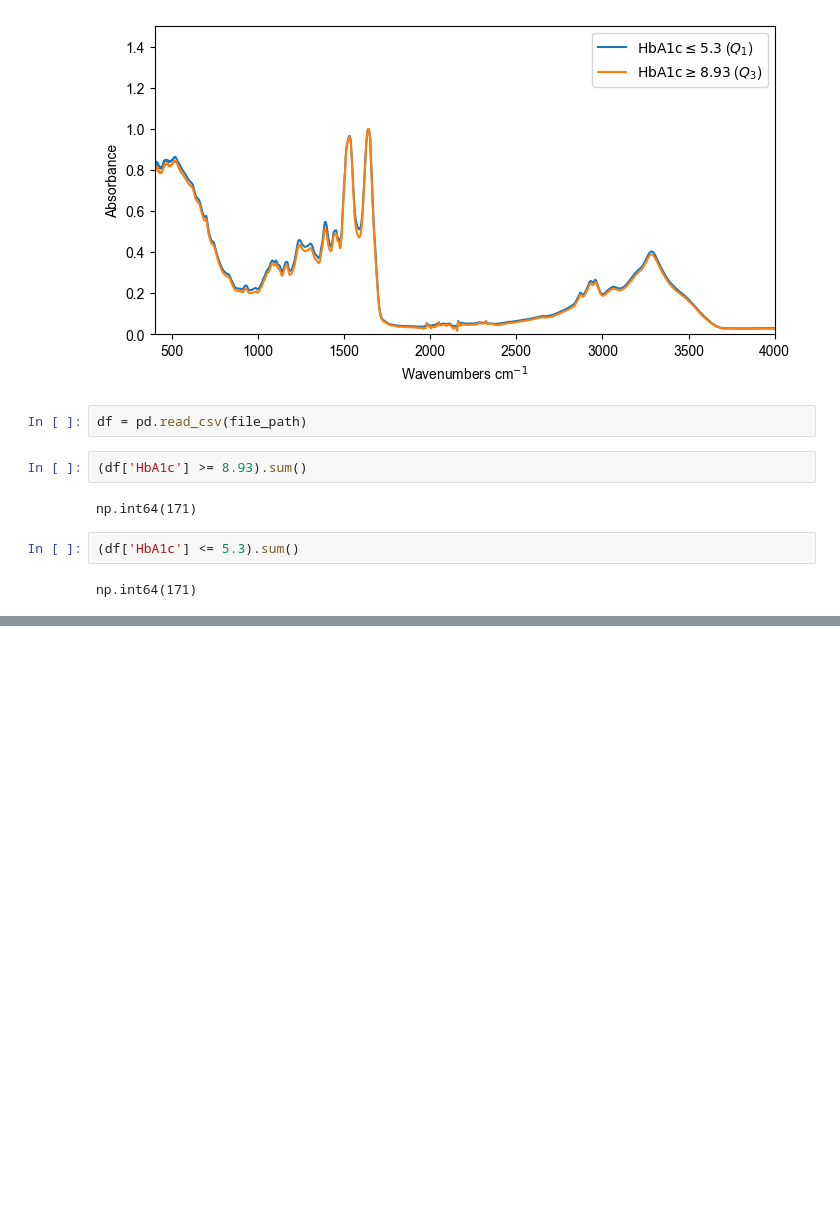
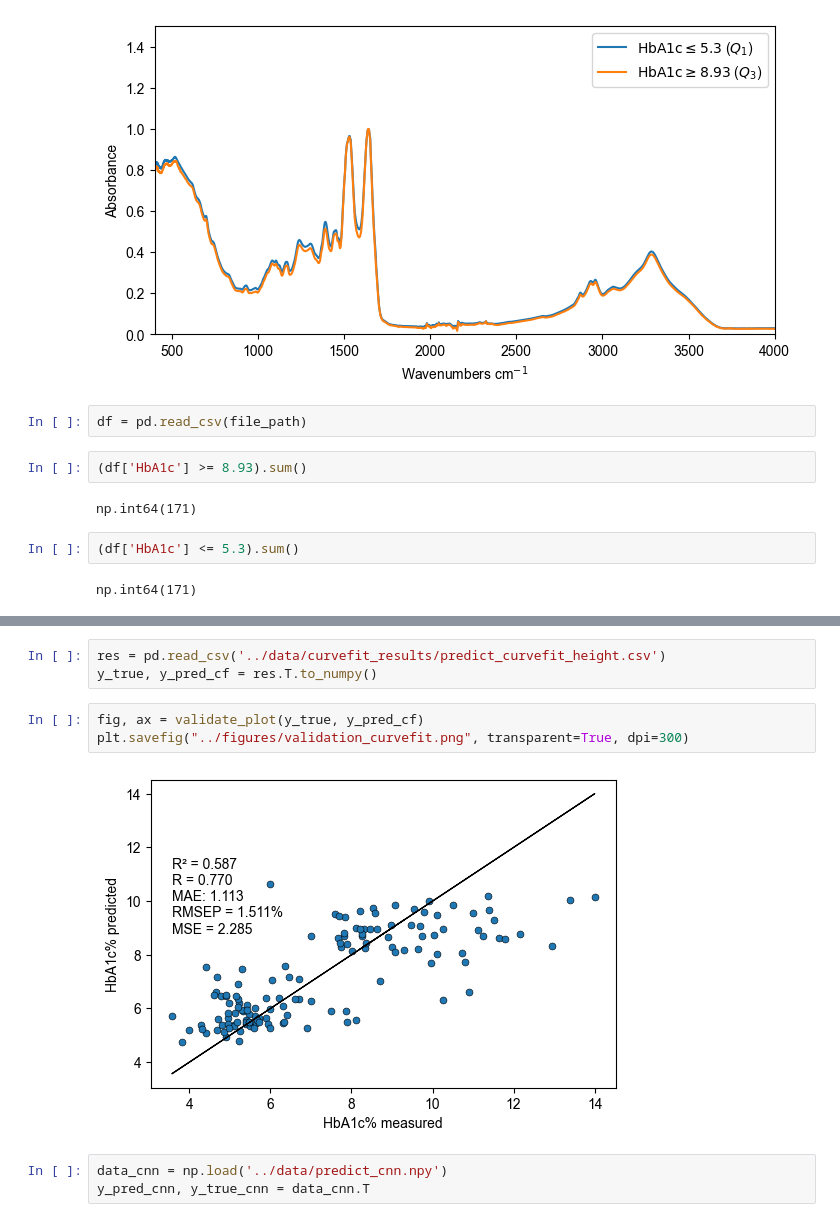
Before and after one commit to MelnychenkoM/ml_methods_hba1c, a Jupyter notebook: notebooks/visuals.ipynb, the cells around one changed output, grey strips where cells are left out. Saved outputs shown, nothing was run; the diff lists cells and outputs as text; blank space fills up the shorter version.

```diff
--- a/notebooks/visuals.ipynb
+++ b/notebooks/visuals.ipynb
@@ -123,0 +156,11 @@ np.int64(171)
+# %%
+res = pd.read_csv('../data/curvefit_results/predict_curvefit_height.csv')
+y_true, y_pred_cf = res.T.to_numpy()
+# %%
+fig, ax = validate_plot(y_true, y_pred_cf)
+plt.savefig("../figures/validation_curvefit.png", transparent=True, dpi=300)
+# %% [output]
+[figure, added]
+# %%
+data_cnn = np.load('../data/predict_cnn.npy')
+y_pred_cnn, y_true_cnn = data_cnn.T
```
Also changed, not shown: parts of 9 cells of this notebook, 6 other files.
